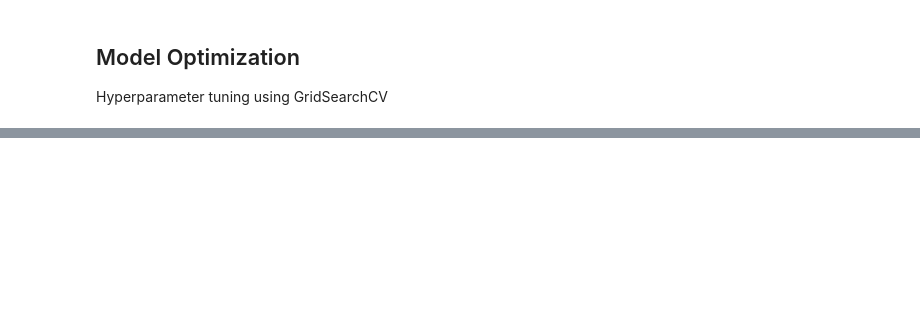
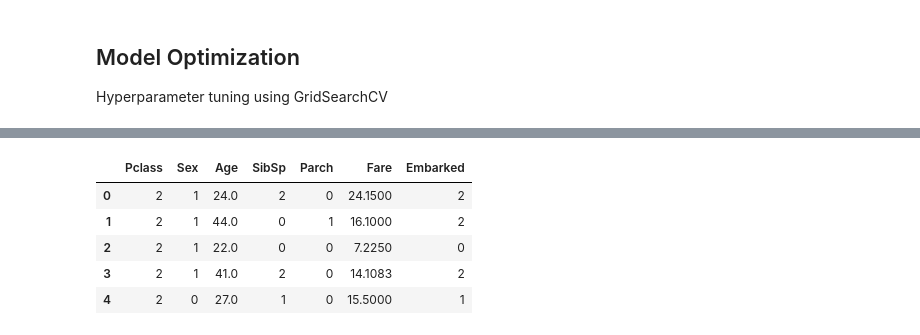
Before and after one commit to brem-21/Titanic, a Jupyter notebook: Titanic.ipynb, the cells around one changed output, grey strips where cells are left out. Saved outputs shown, nothing was run; the diff lists cells and outputs as text; code cells hidden in the pictures; blank space fills up the shorter version.

```diff
--- a/Titanic.ipynb
+++ b/Titanic.ipynb
@@ -764,0 +853,13 @@ if hasattr(best_model, 'feature_importances_'):
+# %%
+# Removing Irrelevant columns
+new_test_data = test_data.drop(columns=['PassengerId', 'Name', 'Ticket', 'Cabin'])
+# %%
+# Confirming the dropping
+new_test_data.head()
+# %% [output]
+|  | Pclass | Sex | Age | SibSp | Parch | Fare | Embarked |
+| 0 | 2 | 1 | 24.0 | 2 | 0 | 24.1500 | 2 |
+| 1 | 2 | 1 | 44.0 | 0 | 1 | 16.1000 | 2 |
+| 2 | 2 | 1 | 22.0 | 0 | 0 | 7.2250 | 0 |
+| 3 | 2 | 1 | 41.0 | 2 | 0 | 14.1083 | 2 |
+| 4 | 2 | 0 | 27.0 | 1 | 0 | 15.5000 | 1 |
```
Also changed, not shown: parts of 30 cells of this notebook.
